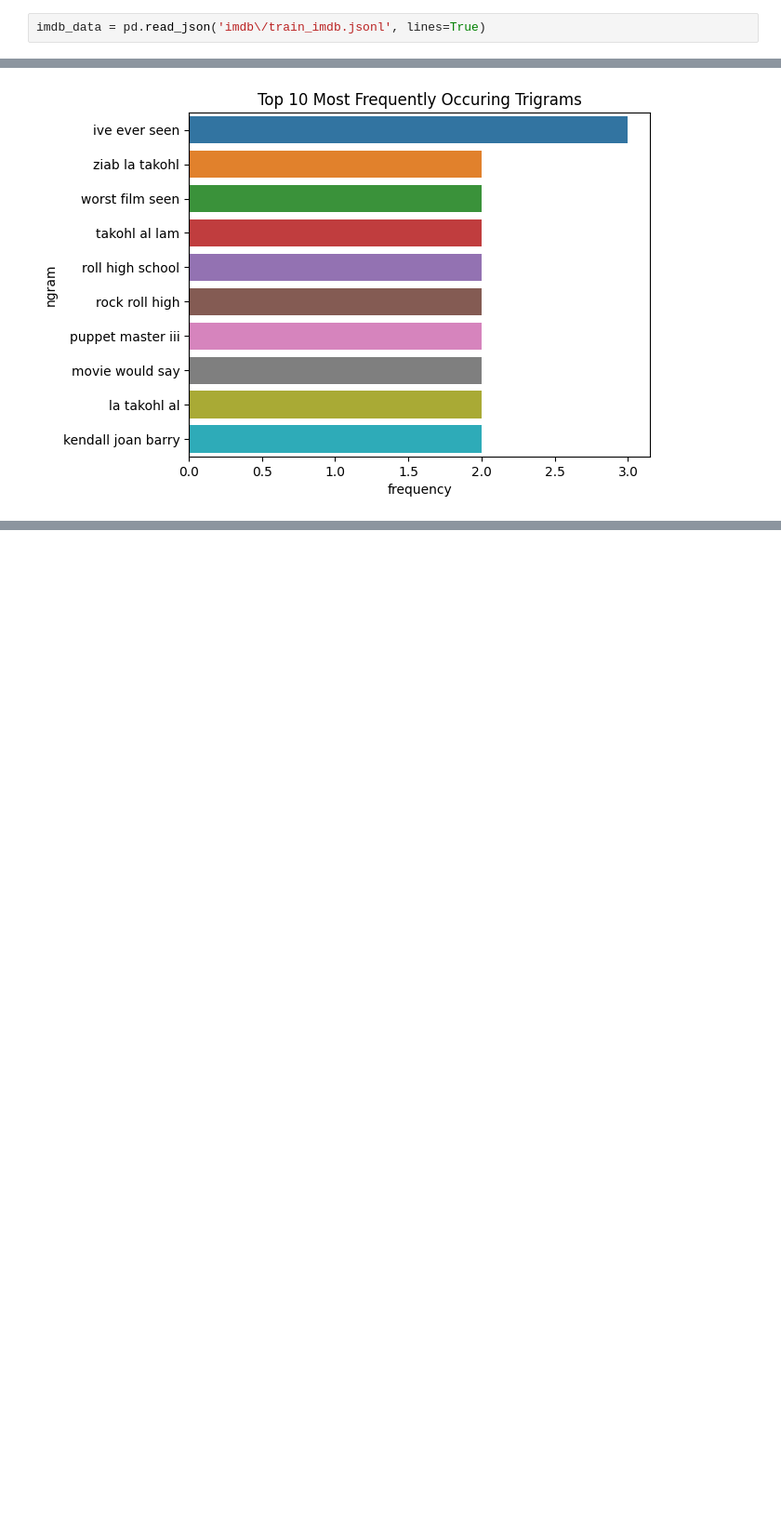
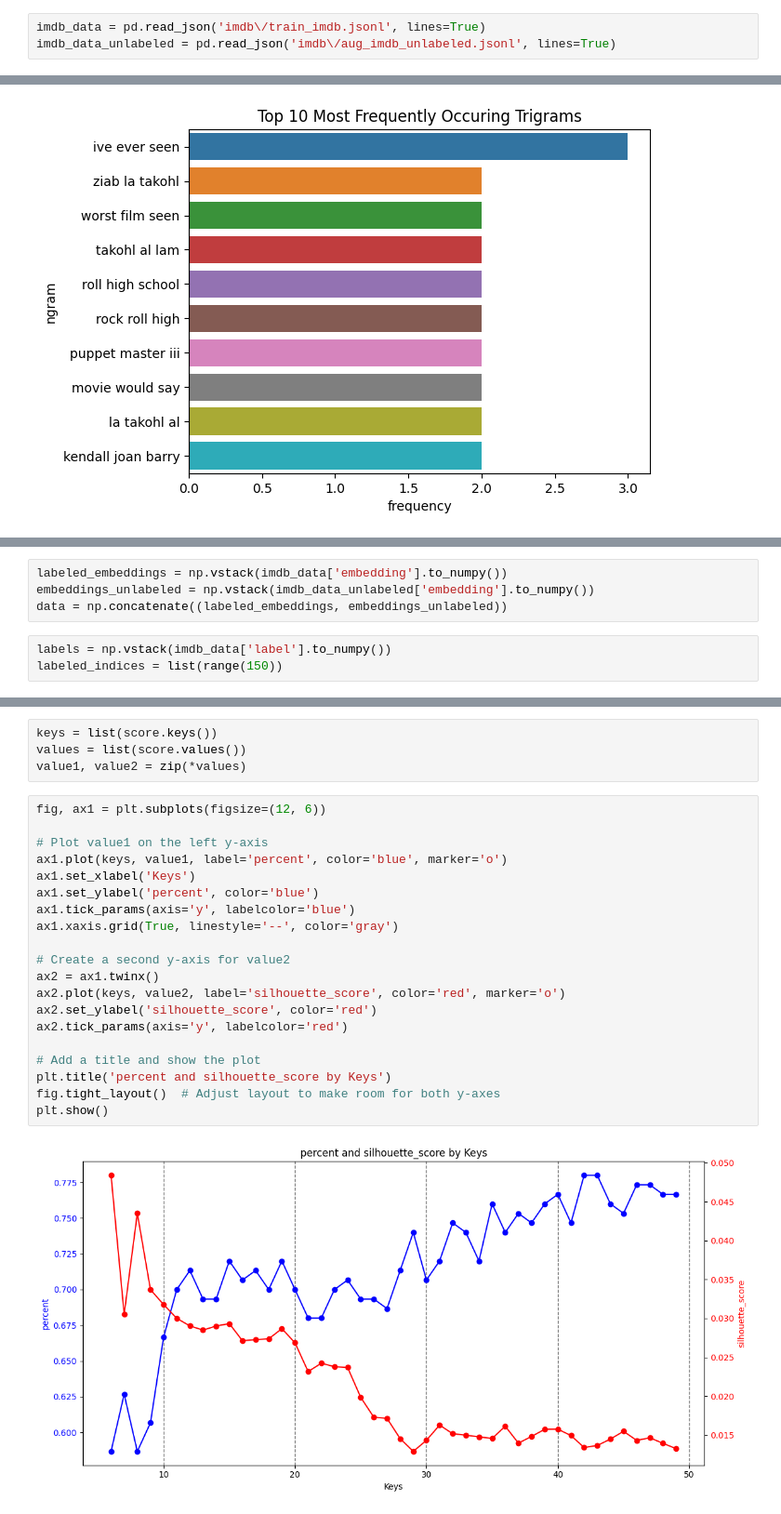
Before and after one commit to eslami200117/Data-Science, a Jupyter notebook: CA7/template.ipynb, the cells around one changed output, grey strips where cells are left out. Shown at 93% size. Drawn from its saved outputs; the diff is of its cells as text; blank space fills up the shorter version.

```diff
--- a/CA7/template.ipynb
+++ b/CA7/template.ipynb
@@ -48,6 +56,7 @@ Good luck :)
 ### Load Data
 # %%
 imdb_data = pd.read_json('imdb\/train_imdb.jsonl', lines=True)
+imdb_data_unlabeled = pd.read_json('imdb\/aug_imdb_unlabeled.jsonl', lines=True)
 # %% [markdown]
 ### EDA
 # %%
@@ -298,0 +369,7 @@ plt.show()
+# %%
+labeled_embeddings = np.vstack(imdb_data['embedding'].to_numpy())
+embeddings_unlabeled = np.vstack(imdb_data_unlabeled['embedding'].to_numpy())
+data = np.concatenate((labeled_embeddings, embeddings_unlabeled))
+# %%
+labels = np.vstack(imdb_data['label'].to_numpy())
+labeled_indices = list(range(150))
@@ -298,0 +412,26 @@ plt.show()
+# %%
+keys = list(score.keys())
+values = list(score.values())
+value1, value2 = zip(*values)
+# %%
+fig, ax1 = plt.subplots(figsize=(12, 6))
+
+# Plot value1 on the left y-axis
+ax1.plot(keys, value1, label='percent', color='blue', marker='o')
+ax1.set_xlabel('Keys')
+ax1.set_ylabel('percent', color='blue')
+ax1.tick_params(axis='y', labelcolor='blue')
+ax1.xaxis.grid(True, linestyle='--', color='gray')
+
+# Create a second y-axis for value2
+ax2 = ax1.twinx()
+ax2.plot(keys, value2, label='silhouette_score', color='red', marker='o')
+ax2.set_ylabel('silhouette_score', color='red')
+ax2.tick_params(axis='y', labelcolor='red')
+
+# Add a title and show the plot
+plt.title('percent and silhouette_score by Keys')
+fig.tight_layout()  # Adjust layout to make room for both y-axes
+plt.show()
+# %% [output]
+[figure, added]
```
Also changed, not shown: parts of 11 cells of this notebook.
